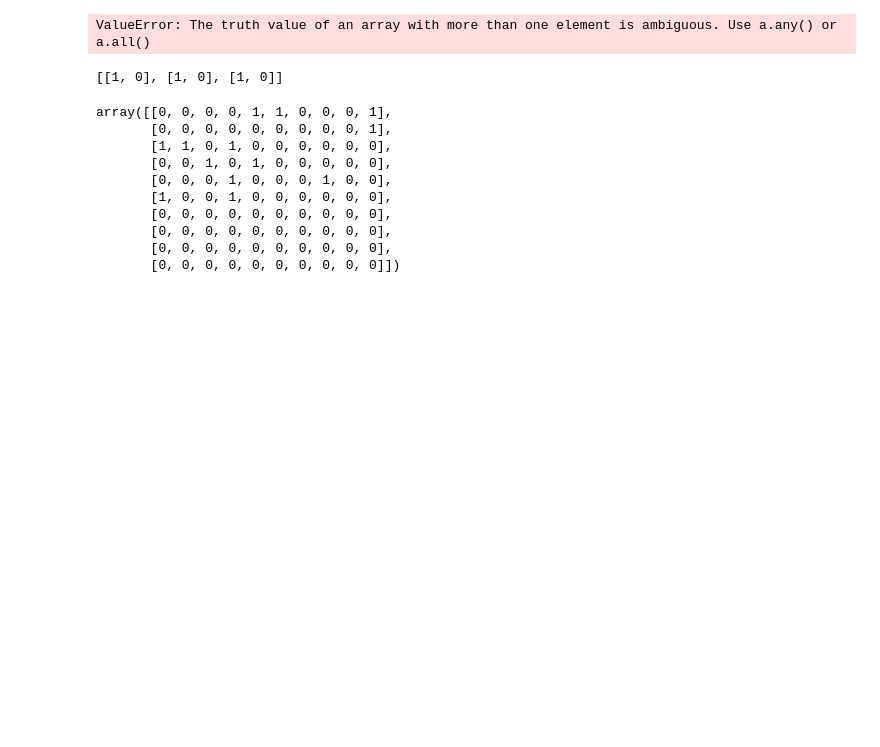
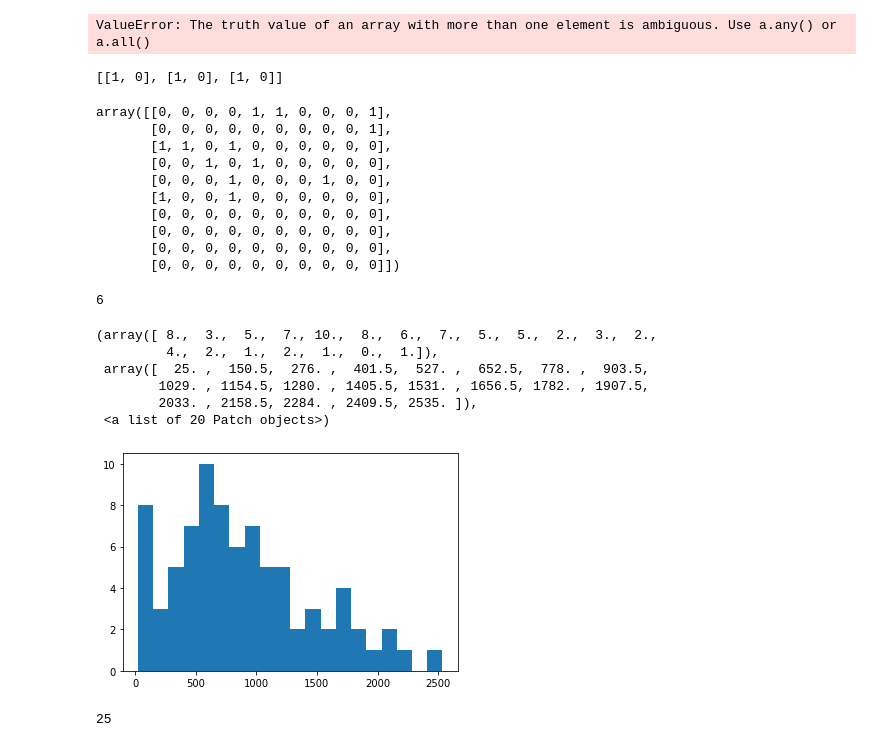
Before and after one commit to FlorisFok/ABM_network, a Jupyter notebook: matrix_visualisation.ipynb, the cells around one changed output. Cells and saved outputs as stored; diff of their text form; code cells hidden in the pictures; blank space fills up the shorter version.

```diff
--- a/matrix_visualisation.ipynb
+++ b/matrix_visualisation.ipynb
@@ -442,3 +442,38 @@ array([[0, 0, 0, 0, 1, 1, 0, 0, 0, 1],
        [0, 0, 0, 0, 0, 0, 0, 0, 0, 0],
        [0, 0, 0, 0, 0, 0, 0, 0, 0, 0],
        [0, 0, 0, 0, 0, 0, 0, 0, 0, 0]])
+# %%
+# g_matrix = pickle.load(open(r"C:\Users\FlorisFok\Downloads\g_list.pkl", 'rb'))
+big_x = pickle.load(open(r"C:\Users\FlorisFok\Downloads\x_list.pkl", 'rb'))
+# %%
+
+c = 0
+
+for i in big_x:
+    if (len(i)) < 100:
+        c+=1
+c
+# %% [output]
+6
+# %%
+import pickle
+big_x = pickle.load(open(r"C:\Users\FlorisFok\Downloads\x_list.pkl", 'rb'))
+# %%
+import matplotlib.pyplot as plt
+lens = []
+for n,i in enumerate(big_x):
+    lens.append(len(i))
+
+plt.hist(lens, bins=20)
+# %% [output]
+(array([ 8.,  3.,  5.,  7., 10.,  8.,  6.,  7.,  5.,  5.,  2.,  3.,  2.,
+         4.,  2.,  1.,  2.,  1.,  0.,  1.]),
+ array([  25. ,  150.5,  276. ,  401.5,  527. ,  652.5,  778. ,  903.5,
+        1029. , 1154.5, 1280. , 1405.5, 1531. , 1656.5, 1782. , 1907.5,
+        2033. , 2158.5, 2284. , 2409.5, 2535. ]),
+ <a list of 20 Patch objects>)
+[figure, added]
+# %%
+min(lens)
+# %% [output]
+25
```
Also changed, not shown: parts of 15 cells of this notebook, 8 other files.
